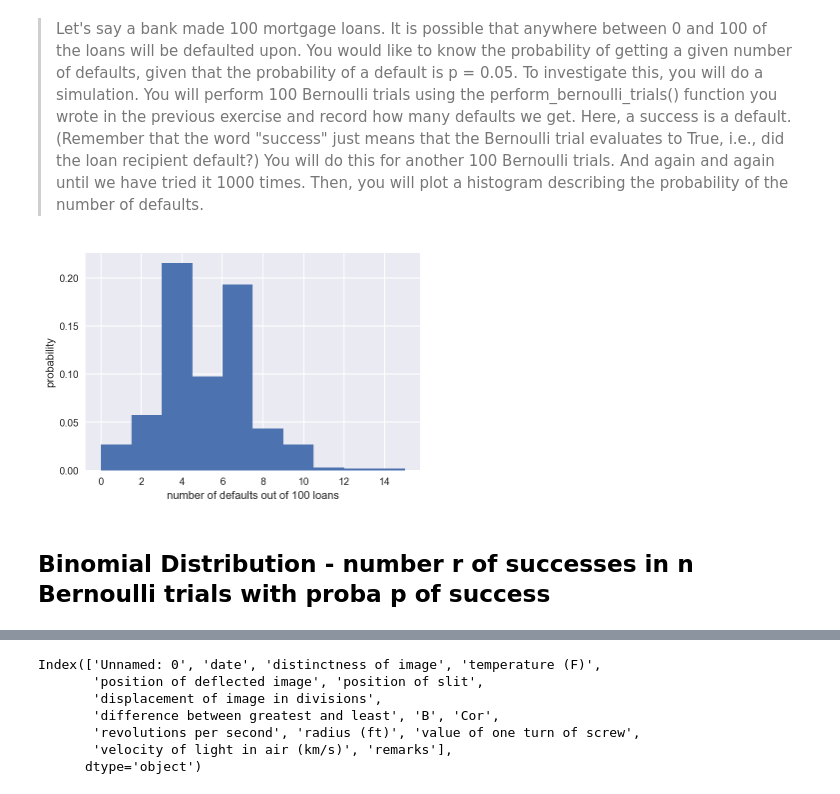
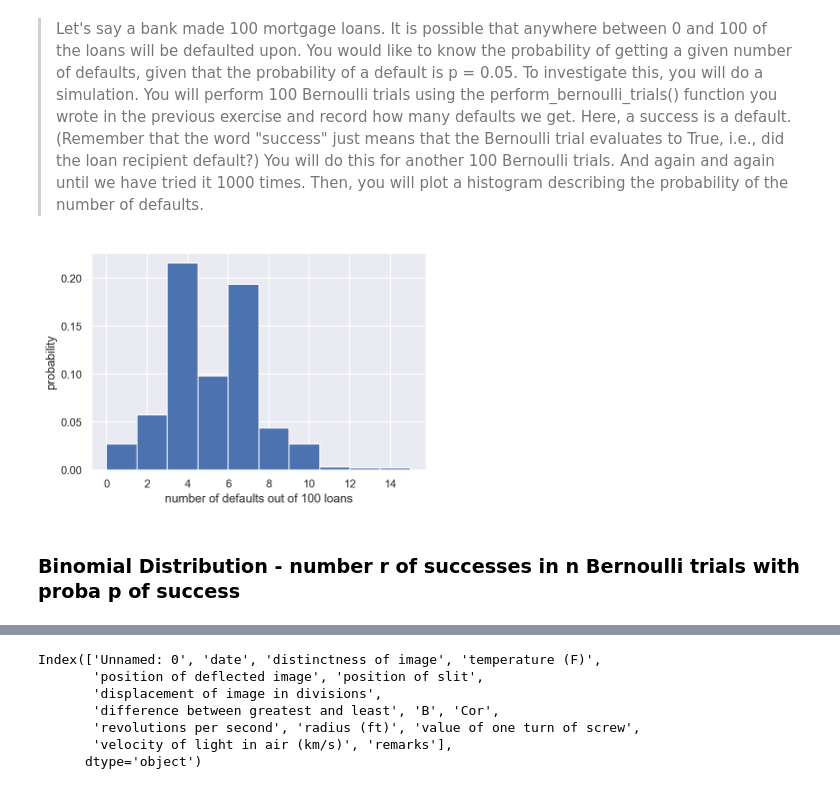
Before and after one commit to Oceanbao/Notebook, a Jupyter notebook: DC_Stat_Thinking.ipynb, the cells around one changed output, grey strips where cells are left out. Cells and saved outputs as stored; diff of their text form; code cells hidden in the pictures.

```diff
--- a/DC_Stat_Thinking.ipynb
+++ b/DC_Stat_Thinking.ipynb
@@ -139,25 +221,25 @@ def perform_bernoulli_trials(n, p):
 # %%
 # Seed random number generator
 np.random.seed(42)
 
 # Initialize the number of defaults: n_defaults
 n_defaults = np.empty(1000)
 
 # Compute the number of defaults
 for i in range(1000):
     n_defaults[i] = perform_bernoulli_trials(100, 0.05)
 
 # Plot the histogram with default number of bins; label your axes
-_ = plt.hist(n_defaults, normed=True)
+_ = plt.hist(n_defaults, density=True)
 _ = plt.xlabel('number of defaults out of 100 loans')
 _ = plt.ylabel('probability')
 
 # Show the plot
 plt.show()
 # %% [output]
-[figure, old version]
+[figure, new version]
 # %% [markdown]
-## Binomial Distribution - number r of successes in n Bernoulli trials with proba p of success
+### Binomial Distribution - number r of successes in n Bernoulli trials with proba p of success
 # %%
 sample = np.random.binomial(4, 0.5, size=10000)
 x,y = ecdf(sample)
```
Also changed, not shown: parts of 58 cells of this notebook, 1 other file.
